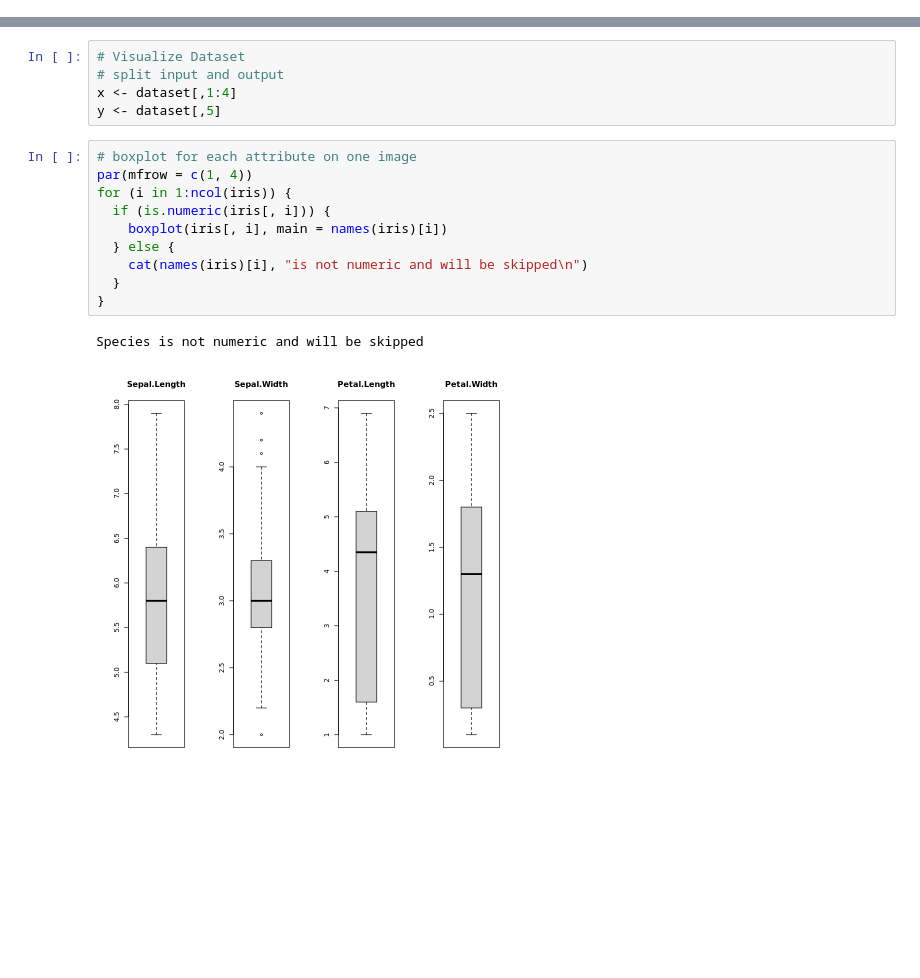
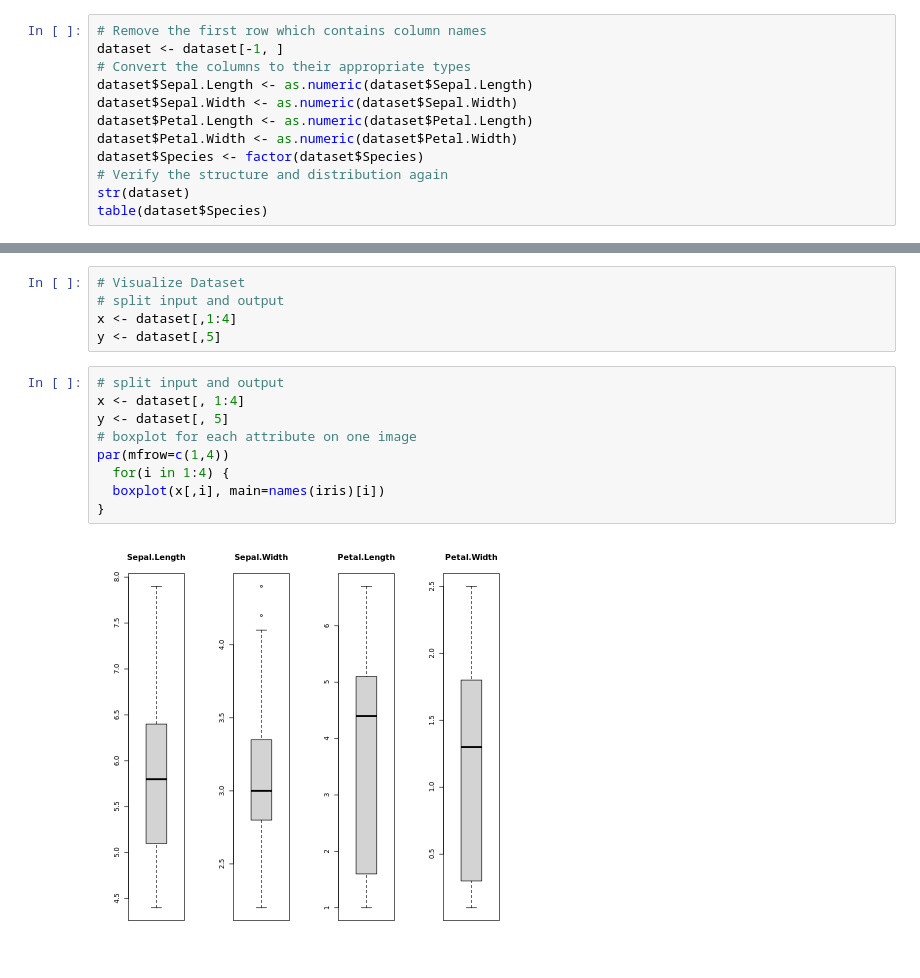
Before and after one commit to animmo21/ml.R, a Jupyter notebook: MachineLearning.R.ipynb, the cells around one changed output, grey strips where cells are left out. Saved outputs shown, nothing was run; the diff lists cells and outputs as text; blank space fills up the shorter version.

```diff
--- a/MachineLearning.R.ipynb
+++ b/MachineLearning.R.ipynb
@@ -14,3 +14,15 @@ filename <- "iris.csv"
 dataset <- read.csv(filename, header=FALSE)
 # set the column names in the dataset
 colnames(dataset) <- c("Sepal.Length","Sepal.Width","Petal.Length","Petal.Width","Species")
+# %%
+# Remove the first row which contains column names
+dataset <- dataset[-1, ]
+# Convert the columns to their appropriate types
+dataset$Sepal.Length <- as.numeric(dataset$Sepal.Length)
+dataset$Sepal.Width <- as.numeric(dataset$Sepal.Width)
+dataset$Petal.Length <- as.numeric(dataset$Petal.Length)
+dataset$Petal.Width <- as.numeric(dataset$Petal.Width)
+dataset$Species <- factor(dataset$Species)
+# Verify the structure and distribution again
+str(dataset)
+table(dataset$Species)
@@ -87,18 +119,16 @@ summary(iris[, numeric_columns])
 x <- dataset[,1:4]
 y <- dataset[,5]
 # %%
+# split input and output
+x <- dataset[, 1:4]
+y <- dataset[, 5]
 # boxplot for each attribute on one image
-par(mfrow = c(1, 4))
-for (i in 1:ncol(iris)) {
-  if (is.numeric(iris[, i])) {
-    boxplot(iris[, i], main = names(iris)[i])
-  } else {
-    cat(names(iris)[i], "is not numeric and will be skipped\n")
-  }
+par(mfrow=c(1,4))
+  for(i in 1:4) {
+  boxplot(x[,i], main=names(iris)[i])
 }
 # %% [output]
-Species is not numeric and will be skipped
-[figure, old version]
+[figure, new version]
 # %%
 # barplot for class breakdown
 plot(y)
```
Also changed, not shown: parts of 10 cells of this notebook.
